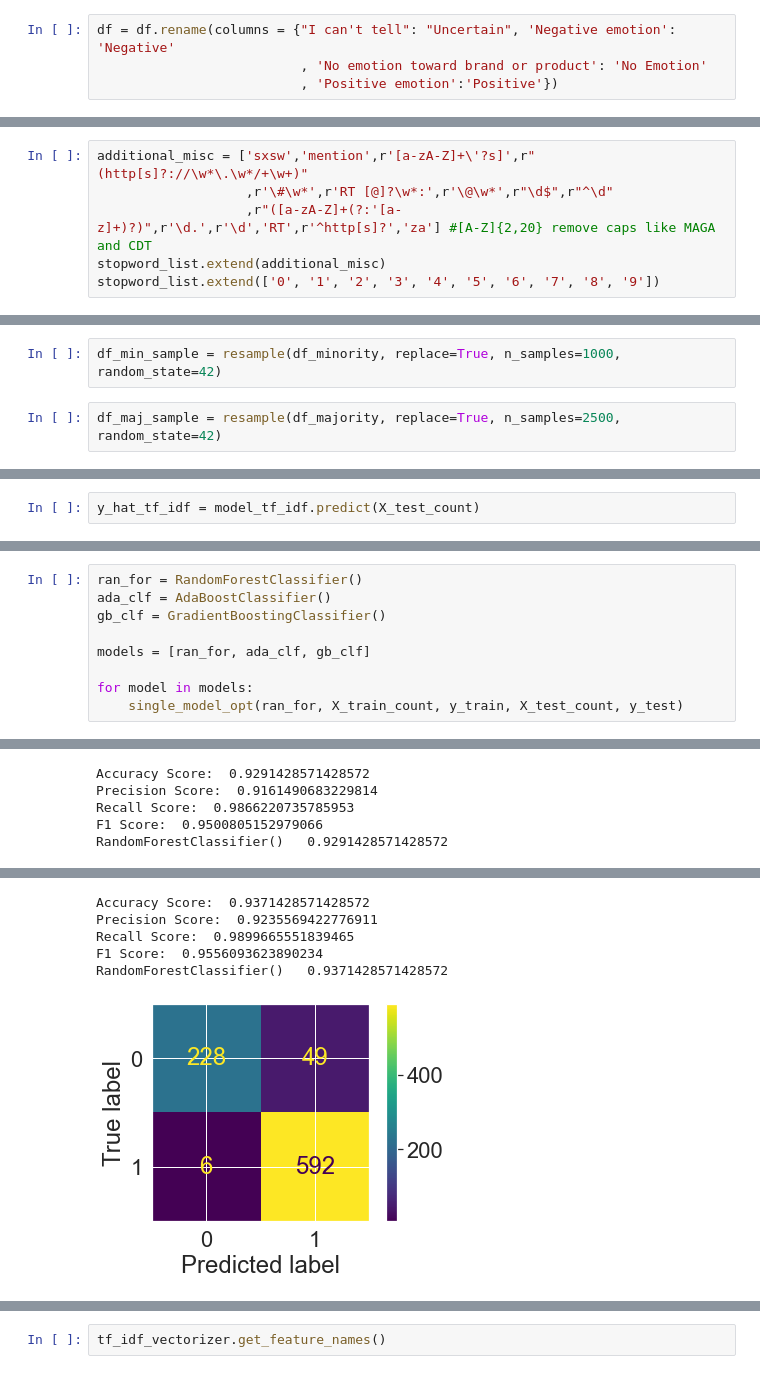
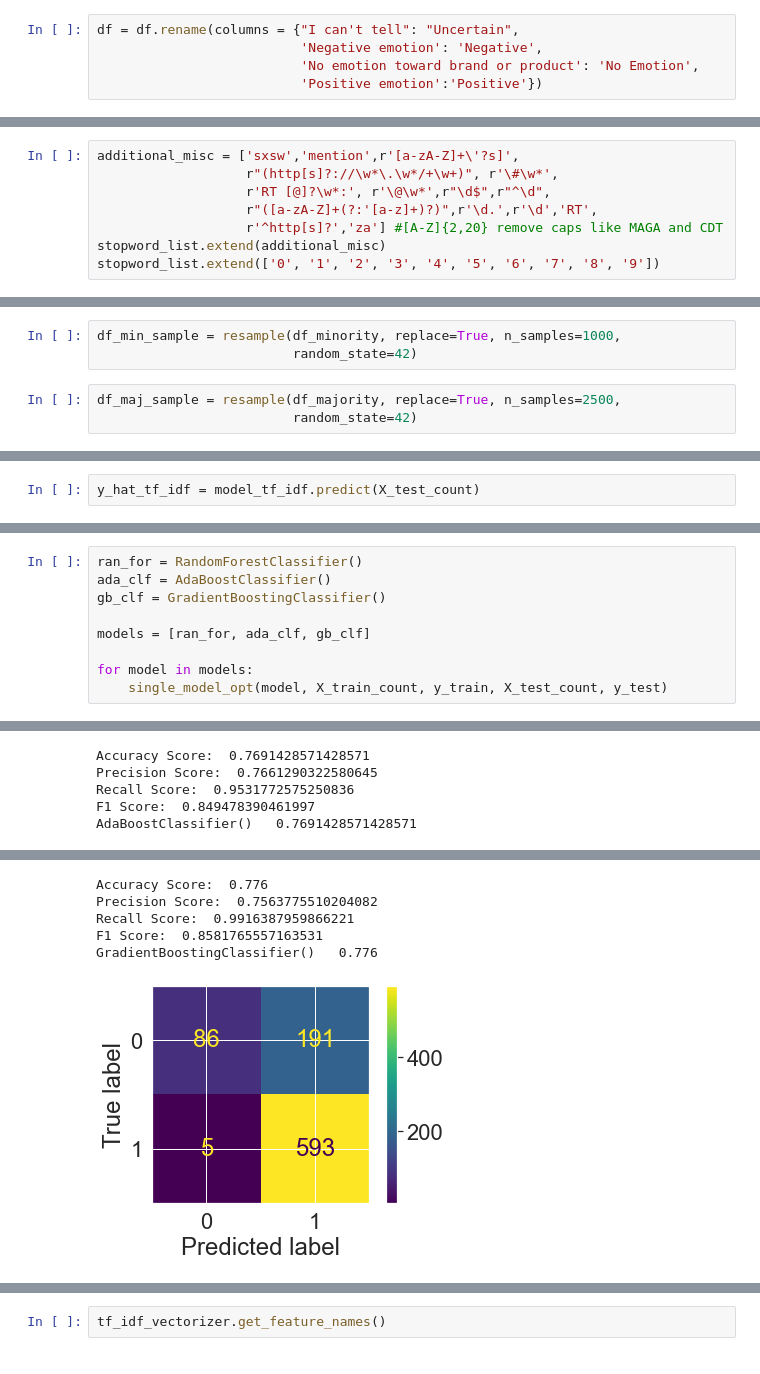
Before and after one commit to JosephDenney/Tweet_Sentiment, a Jupyter notebook: Tweet_Analysis.ipynb, the cells around one changed output, grey strips where cells are left out. Drawn from its saved outputs; the diff is of its cells as text.

```diff
--- a/Tweet_Analysis.ipynb
+++ b/Tweet_Analysis.ipynb
@@ -147,9 +218,10 @@ df.head()
 | 3 | 3 | @sxsw I hope this year's festival... | iPad or iPhone App | Negative emotion | 0 | 1 | 0 | ... |
 | 4 | 4 | @sxtxstate great stuff on Fri #SX... | Google | Positive emotion | 0 | 0 | 0 | ... |
 # %%
-df = df.rename(columns = {"I can't tell": "Uncertain", 'Negative emotion': 'Negative'
-                          , 'No emotion toward brand or product': 'No Emotion'
-                          , 'Positive emotion':'Positive'})
+df = df.rename(columns = {"I can't tell": "Uncertain",
+                          'Negative emotion': 'Negative',
+                          'No emotion toward brand or product': 'No Emotion',
+                          'Positive emotion':'Positive'})
 # %%
 df = df.drop(columns='key_0')
 df.head()
@@ -249,9 +338,11 @@ freq.most_common(50)
 # %% [markdown]
 ### Lemmatize the Data and use Regex to find and remove URL's, Tags, other misc
 # %%
-additional_misc = ['sxsw','mention',r'[a-zA-Z]+\'?s]',r"(http[s]?://\w*\.\w*/+\w+)"
-                   ,r'\#\w*',r'RT [@]?\w*:',r'\@\w*',r"\d$",r"^\d"
-                   ,r"([a-zA-Z]+(?:'[a-z]+)?)",r'\d.',r'\d','RT',r'^http[s]?','za'] #[A-Z]{2,20} remove caps like MAGA and CDT
+additional_misc = ['sxsw','mention',r'[a-zA-Z]+\'?s]',
+                   r"(http[s]?://\w*\.\w*/+\w+)", r'\#\w*',
+                   r'RT [@]?\w*:', r'\@\w*',r"\d$",r"^\d",
+                   r"([a-zA-Z]+(?:'[a-z]+)?)",r'\d.',r'\d','RT',
+                   r'^http[s]?','za'] #[A-Z]{2,20} remove caps like MAGA and CDT
 stopword_list.extend(additional_misc)
 stopword_list.extend(['0', '1', '2', '3', '4', '5', '6', '7', '8', '9'])
 # %%
@@ -426,9 +520,11 @@ df_majority.shape
 # %% [output]
 (2978, 4)
 # %%
-df_min_sample = resample(df_minority, replace=True, n_samples=1000, random_state=42)
+df_min_sample = resample(df_minority, replace=True, n_samples=1000,
+                         random_state=42)
 # %%
-df_maj_sample = resample(df_majority, replace=True, n_samples=2500, random_state=42)
+df_maj_sample = resample(df_majority, replace=True, n_samples=2500,
+                         random_state=42)
 # %%
 df_upsampled = pd.concat([df_min_sample, df_maj_sample], axis=0)
 df_upsampled.shape
@@ -542,5 +659,5 @@ gb_clf = GradientBoostingClassifier()
 models = [ran_for, ada_clf, gb_clf]
 
 for model in models:
-    single_model_opt(ran_for, X_train_count, y_train, X_test_count, y_test)
+    single_model_opt(model, X_train_count, y_train, X_test_count, y_test)
 # %% [output]
@@ -553,5 +670,5 @@ RandomForestClassifier()   0.9302857142857143
-Accuracy Score:  0.9291428571428572
-Precision Score:  0.9161490683229814
-Recall Score:  0.9866220735785953
-F1 Score:  0.9500805152979066
-RandomForestClassifier()   0.9291428571428572
+Accuracy Score:  0.7691428571428571
+Precision Score:  0.7661290322580645
+Recall Score:  0.9531772575250836
+F1 Score:  0.849478390461997
+AdaBoostClassifier()   0.7691428571428571
@@ -559,6 +676,6 @@ RandomForestClassifier()   0.9291428571428572
-Accuracy Score:  0.9371428571428572
-Precision Score:  0.9235569422776911
-Recall Score:  0.9899665551839465
-F1 Score:  0.9556093623890234
-RandomForestClassifier()   0.9371428571428572
+Accuracy Score:  0.776
+Precision Score:  0.7563775510204082
+Recall Score:  0.9916387959866221
+F1 Score:  0.8581765557163531
+GradientBoostingClassifier()   0.776
-[figure, old version]
+[figure, new version]
```
Also changed, not shown: parts of 131 cells of this notebook, 1 other file.
